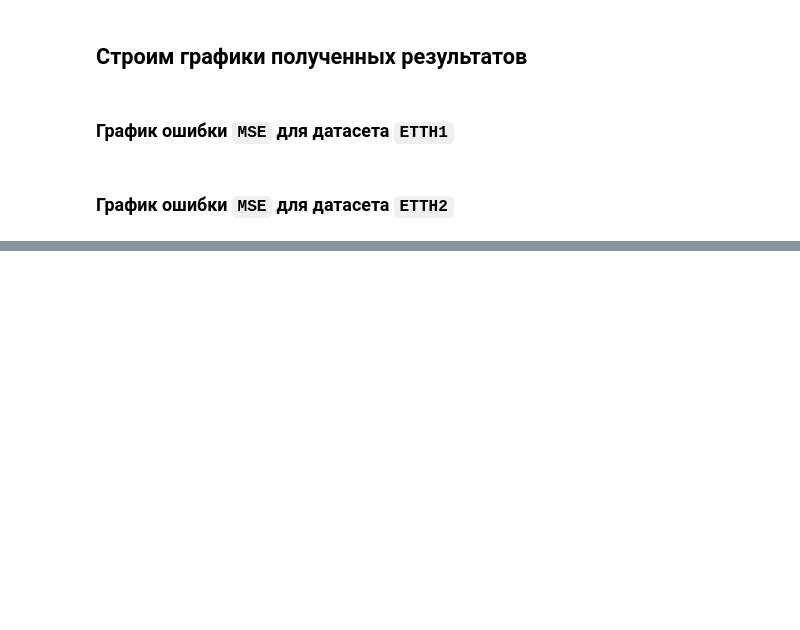
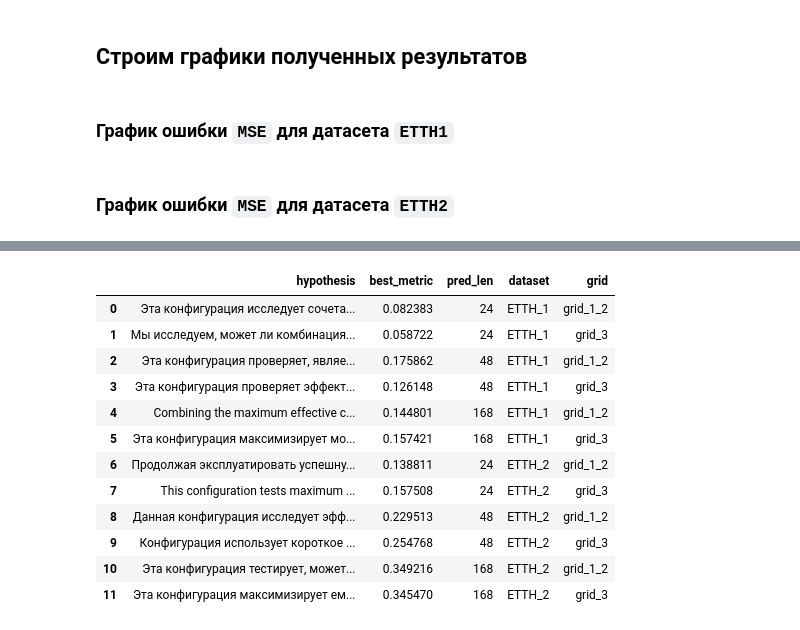
Before and after one commit to WpythonW/NAS_LLM, a Jupyter notebook: analize_result.ipynb, the cells around one changed output, grey strips where cells are left out. Saved outputs shown, nothing was run; the diff lists cells and outputs as text; code cells hidden in the pictures; blank space fills up the shorter version.

```diff
--- a/analize_result.ipynb
+++ b/analize_result.ipynb
@@ -100,7 +100,8 @@ def plot_graph(data: dict, title: str):
                     x=data[key]["trial"] + 1,
                     y=data[key]["mse_test"],
                     mode='lines+markers',
-                    name=key
+                    name=key,
+                    line_width=3,
                 )
             )
         else:
@@ -109,7 +110,8 @@ def plot_graph(data: dict, title: str):
                     x=data[key]["trial"],
                     y=data[key]["mse_test"],
                     mode='lines+markers',
-                    name=key
+                    name=key,
+                    line_width=3,
                 )
             )
 
@@ -134,10 +136,10 @@ def plot_graph(data: dict, title: str):
             tickmode='linear',
             dtick=0.05
         ),
-        legend_title='Название эксперимента',
-        hovermode='x unified',
-        # width=1000,    # Ширина в пикселях
-        height=600     # Высота в пикселях
+        # legend_title='Название эксперимента',
+        # hovermode='x unified',
+        width=1000,    # Ширина в пикселях
+        height=400     # Высота в пикселях
     )
     return fig
 # %%
@@ -147,12 +149,14 @@ for pred_len in data_etth_1.keys():
         title = f"График MSE при поиске гиперпараметров для ETTH1 и pred_len: {pred_len}"
     )
     fig.show()
+    fig.write_image(f"image/ETTH1_pred_len_{pred_len}.png", width = 1000, height = 400)  # векторный формат
 # %% [markdown]
 ### График ошибки `MSE` для датасета `ETTH2`
 # %%
 for pred_len in data_etth_2.keys():
     fig = plot_graph(
         data = data_etth_2[pred_len],
-        title = f"График MSE при поиске гиперпараметров для ETTH1 и pred_len: {pred_len}"
+        title = f"График MSE при поиске гиперпараметров для ETTH2 и pred_len: {pred_len}"
     )
     fig.show()
+    fig.write_image(f"image/ETTH2_pred_len_{pred_len}.png", width = 1000, height = 400)  # векторный формат
@@ -158,0 +165,62 @@ for pred_len in data_etth_2.keys():
+# %%
+data_best_hypot = {
+    "hypothesis": [],
+    "best_metric": [],
+    "pred_len": [],
+    "dataset": [],
+    "grid": []
+}
+
+
+for pred_len in data_etth_1.keys():
+    for key in data_etth_1[pred_len].keys():
+        if "optuna" not in key:
+            d = data_etth_1[pred_len][key].copy()
+            d = d[d["mse_test"] == d["mse_test"].min()]
+            # display(d)
+
+            data_best_hypot["hypothesis"].append(d["hypothesis"].values[0])
+            data_best_hypot["best_metric"].append(d["mse_test"].values[0])
+            data_best_hypot["pred_len"].append(pred_len)
+            data_best_hypot["dataset"].append("ETTH_1")
+
+            if "grid_3" in key:
+                data_best_hypot["grid"].append("grid_3")
+            else:
+                data_best_hypot["grid"].append("grid_1_2")
+
+
+for pred_len in data_etth_2.keys():
+    for key in data_etth_2[pred_len].keys():
+        if "optuna" not in key:
+            d = data_etth_2[pred_len][key].copy()
+            d = d[d["mse_test"] == d["mse_test"].min()]
+            # display(d)
+
+            data_best_hypot["hypothesis"].append(d["hypothesis"].values[0])
+            data_best_hypot["best_metric"].append(d["mse_test"].values[0])
+            data_best_hypot["pred_len"].append(pred_len)
+            data_best_hypot["dataset"].append("ETTH_2")
+
+            if "grid_3" in key:
+                data_best_hypot["grid"].append("grid_3")
+            else:
+                data_best_hypot["grid"].append("grid_1_2")
+
+
+data_best_hypot = pd.DataFrame(data_best_hypot)
+data_best_hypot
+# %% [output]
+|  | hypothesis | best_metric | pred_len | dataset | grid |
+| 0 | Эта конфигурация исследует сочета... | 0.082383 | 24 | ETTH_1 | grid_1_2 |
+| 1 | Мы исследуем, может ли комбинация... | 0.058722 | 24 | ETTH_1 | grid_3 |
+| 2 | Эта конфигурация проверяет, являе... | 0.175862 | 48 | ETTH_1 | grid_1_2 |
+| 3 | Эта конфигурация проверяет эффект... | 0.126148 | 48 | ETTH_1 | grid_3 |
+| 4 | Combining the maximum effective c... | 0.144801 | 168 | ETTH_1 | grid_1_2 |
+| 5 | Эта конфигурация максимизирует мо... | 0.157421 | 168 | ETTH_1 | grid_3 |
+| 6 | Продолжая эксплуатировать успешну... | 0.138811 | 24 | ETTH_2 | grid_1_2 |
+| 7 | This configuration tests maximum ... | 0.157508 | 24 | ETTH_2 | grid_3 |
+| 8 | Данная конфигурация исследует эфф... | 0.229513 | 48 | ETTH_2 | grid_1_2 |
+| 9 | Конфигурация использует короткое ... | 0.254768 | 48 | ETTH_2 | grid_3 |
+| 10 | Эта конфигурация тестирует, может... | 0.349216 | 168 | ETTH_2 | grid_1_2 |
+| 11 | Эта конфигурация максимизирует ем... | 0.345470 | 168 | ETTH_2 | grid_3 |
```
Also changed, not shown: parts of 3 cells of this notebook, 6 other files.
